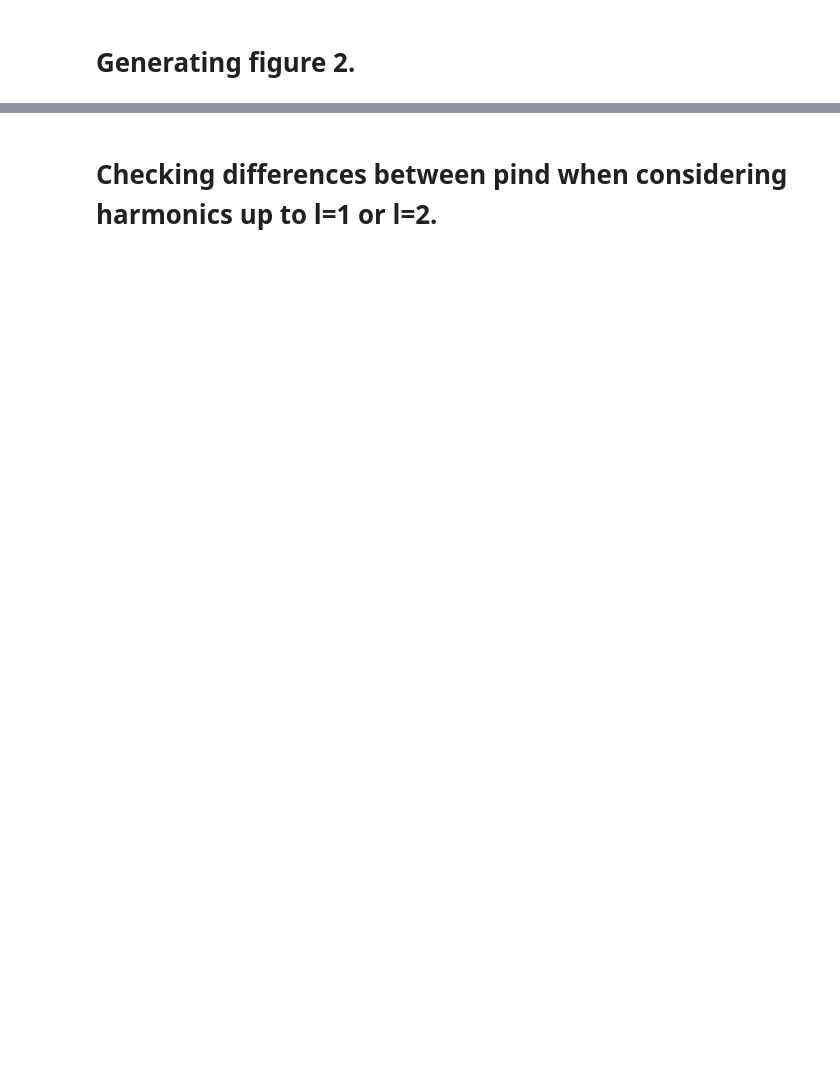
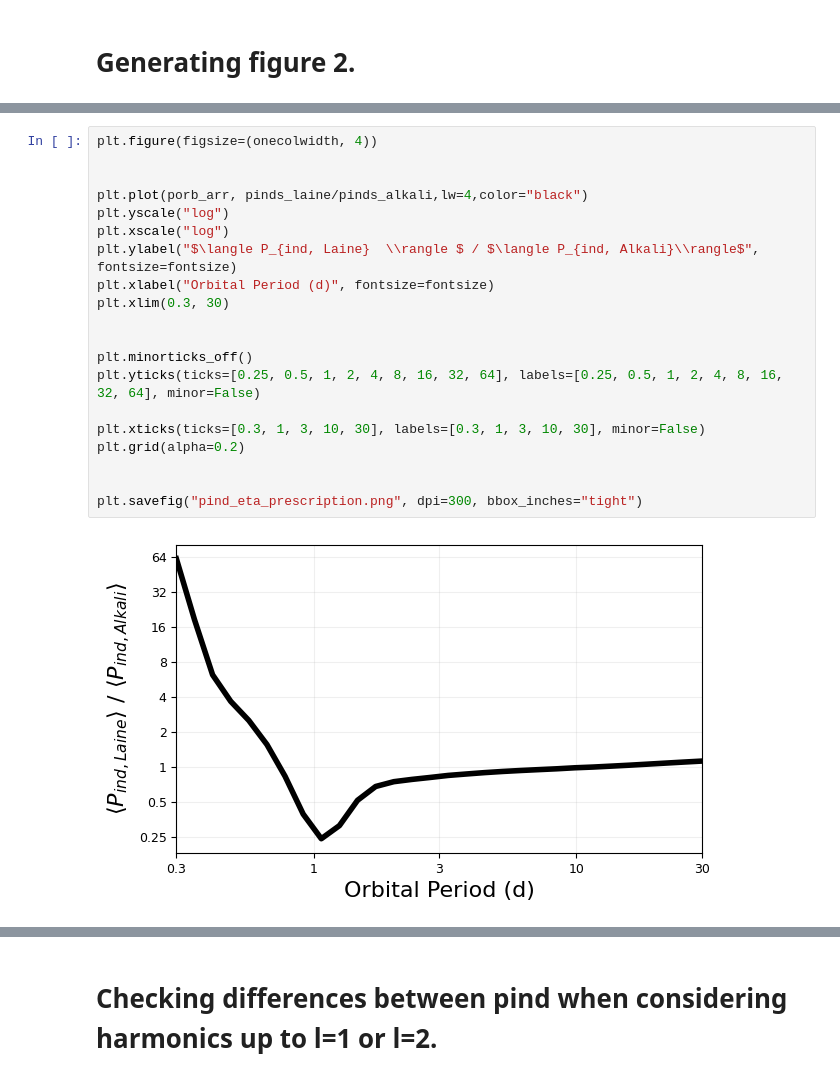
Before and after one commit to madisontbrady/ohmic_heating, a Jupyter notebook: atmospheric_heating_eccentric.ipynb, the cells around one changed output, grey strips where cells are left out. Cells and saved outputs as stored; diff of their text form; blank space fills up the shorter version.

```diff
--- a/atmospheric_heating_eccentric.ipynb
+++ b/atmospheric_heating_eccentric.ipynb
@@ -143,0 +300,22 @@ plt.savefig("dissipation_location", dpi=300, bbox_inches="tight")
+# %%
+plt.figure(figsize=(onecolwidth, 4))
+
+
+plt.plot(porb_arr, pinds_laine/pinds_alkali,lw=4,color="black")
+plt.yscale("log")
+plt.xscale("log")
+plt.ylabel("$\langle P_{ind, Laine}  \\rangle $ / $\langle P_{ind, Alkali}\\rangle$", fontsize=fontsize)
+plt.xlabel("Orbital Period (d)", fontsize=fontsize)
+plt.xlim(0.3, 30)
+
+
+plt.minorticks_off()
+plt.yticks(ticks=[0.25, 0.5, 1, 2, 4, 8, 16, 32, 64], labels=[0.25, 0.5, 1, 2, 4, 8, 16, 32, 64], minor=False)
+
+plt.xticks(ticks=[0.3, 1, 3, 10, 30], labels=[0.3, 1, 3, 10, 30], minor=False)
+plt.grid(alpha=0.2)
+
+
+plt.savefig("pind_eta_prescription.png", dpi=300, bbox_inches="tight")
+# %% [output]
+[figure, added]
```
Also changed, not shown: parts of 46 cells of this notebook, 2 other files.
